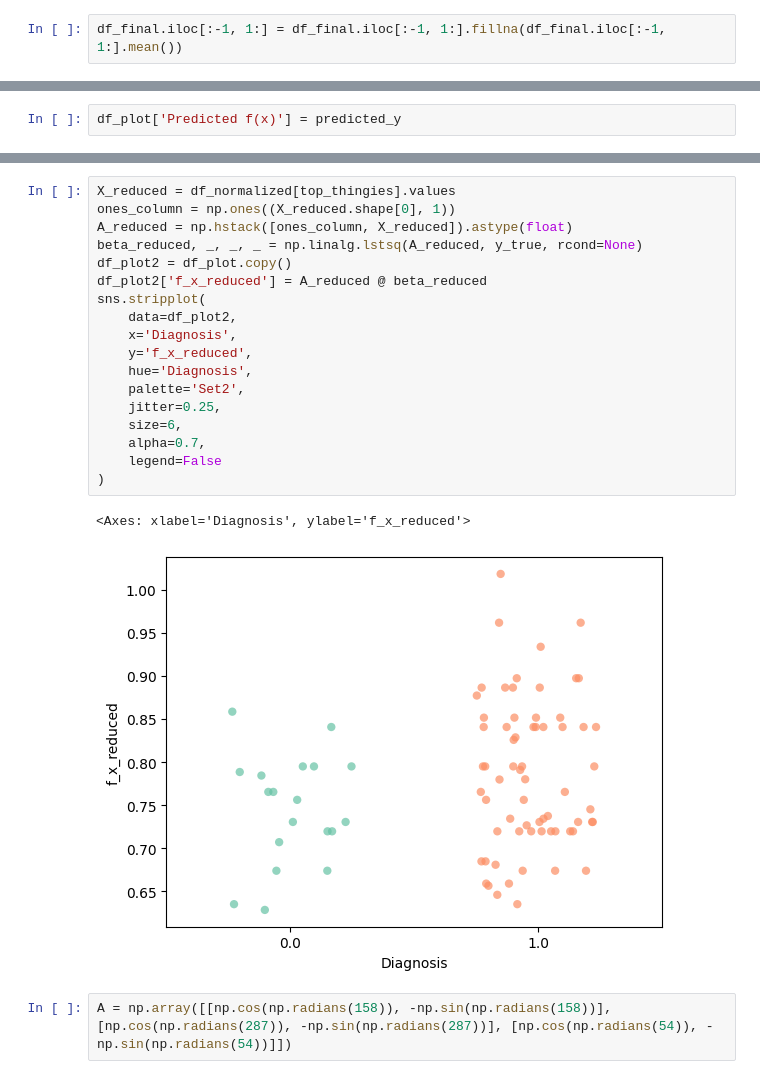
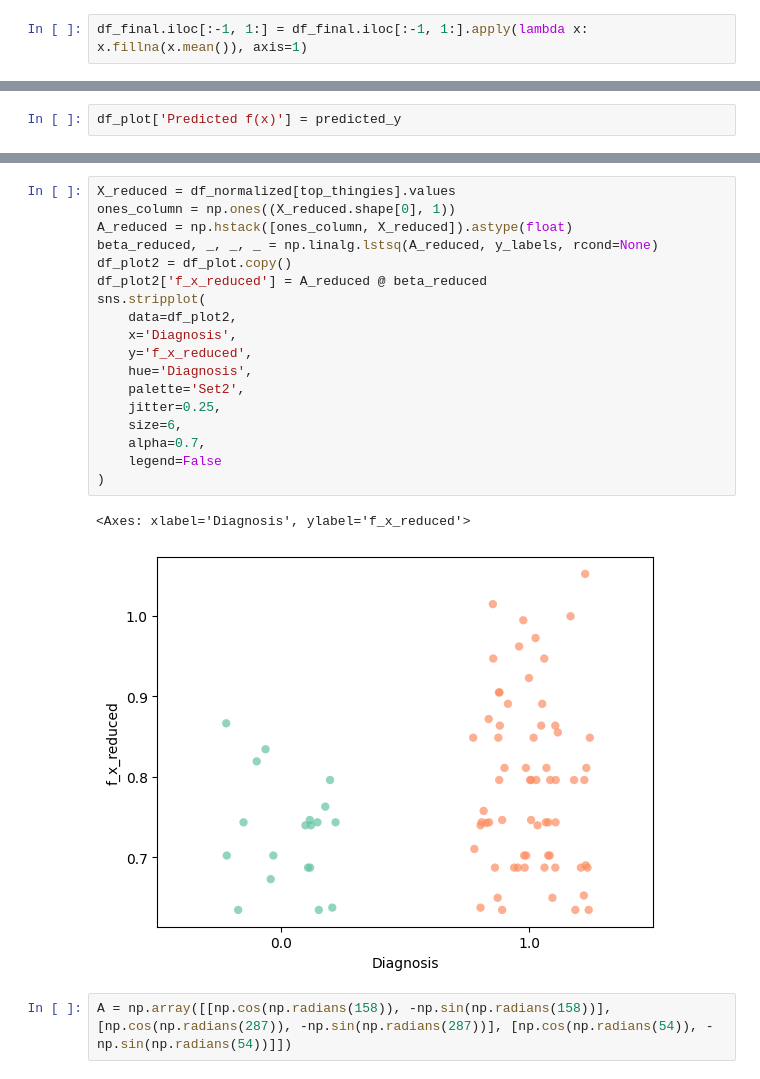
Before and after one commit to brko5178/MathFound, a Jupyter notebook: Assignment4.ipynb, the cells around one changed output, grey strips where cells are left out. Drawn from its saved outputs; the diff is of its cells as text.

```diff
--- a/Assignment4.ipynb
+++ b/Assignment4.ipynb
@@ -308,7 +297,7 @@ reliable_snps = NC[NC < 0.10].index
 df_filtered = df[reliable_snps]
 df_final = df_filtered[df_filtered.std(axis=1, numeric_only=True) > 0]
 # %%
-df_final.iloc[:-1, 1:] = df_final.iloc[:-1, 1:].fillna(df_final.iloc[:-1, 1:].mean())
+df_final.iloc[:-1, 1:] = df_final.iloc[:-1, 1:].apply(lambda x: x.fillna(x.mean()), axis=1)
 # %%
 df_final = pd.DataFrame(df_final.T)
 # %%
@@ -505,24 +480,24 @@ sns.stripplot(
 # %%
 X_reduced = df_normalized[top_thingies].values
 ones_column = np.ones((X_reduced.shape[0], 1))
 A_reduced = np.hstack([ones_column, X_reduced]).astype(float)
-beta_reduced, _, _, _ = np.linalg.lstsq(A_reduced, y_true, rcond=None)
+beta_reduced, _, _, _ = np.linalg.lstsq(A_reduced, y_labels, rcond=None)
 df_plot2 = df_plot.copy()
 df_plot2['f_x_reduced'] = A_reduced @ beta_reduced
 sns.stripplot(
     data=df_plot2,
     x='Diagnosis',
     y='f_x_reduced',
     hue='Diagnosis',
     palette='Set2',
     jitter=0.25,
     size=6,
     alpha=0.7,
     legend=False
 )
 # %% [output]
 <Axes: xlabel='Diagnosis', ylabel='f_x_reduced'>
-[figure, old version]
+[figure, new version]
 # %%
 A = np.array([[np.cos(np.radians(158)), -np.sin(np.radians(158))], [np.cos(np.radians(287)), -np.sin(np.radians(287))], [np.cos(np.radians(54)), -np.sin(np.radians(54))]])
 # %%
```
Also changed, not shown: parts of 12 cells of this notebook.
